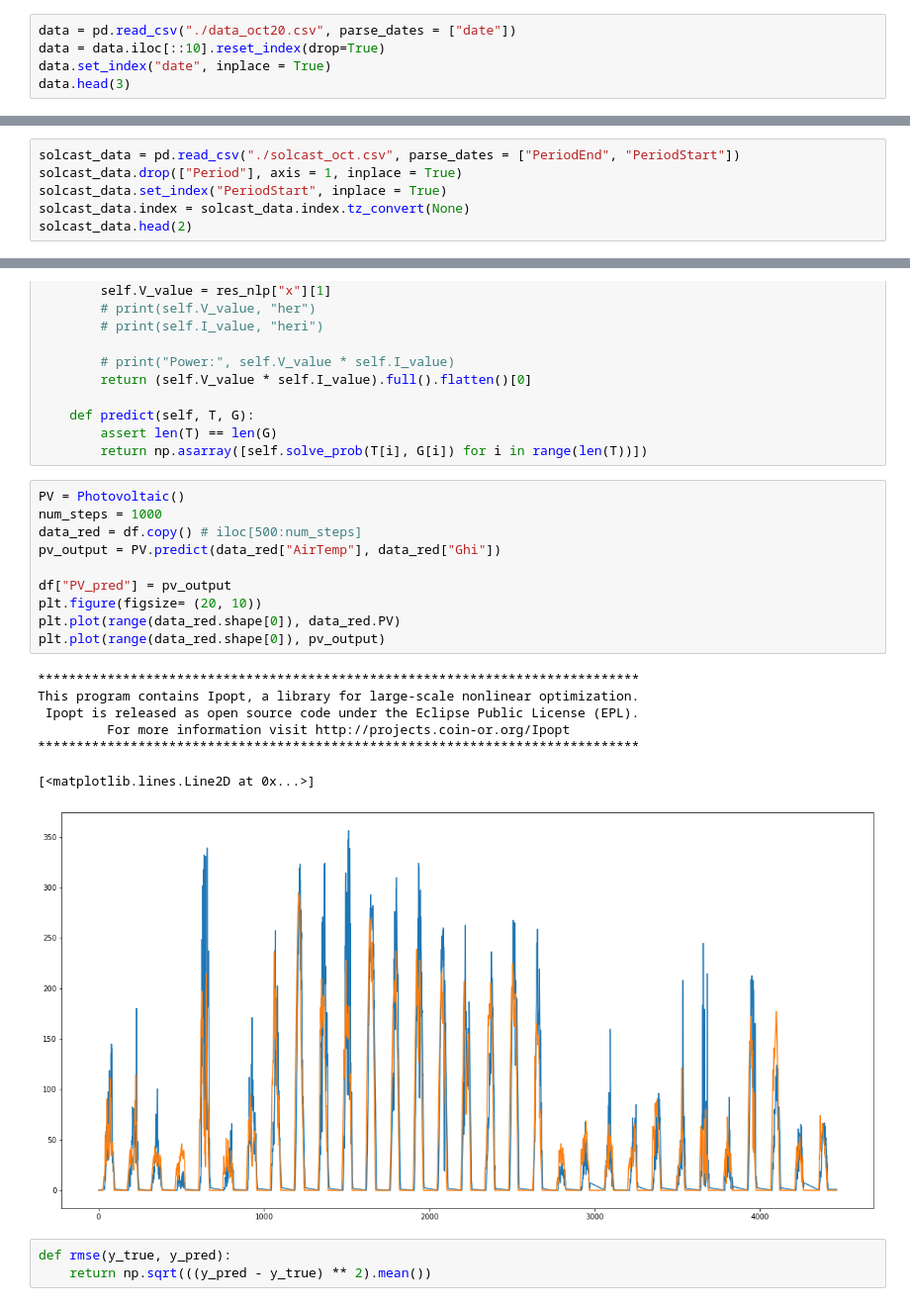
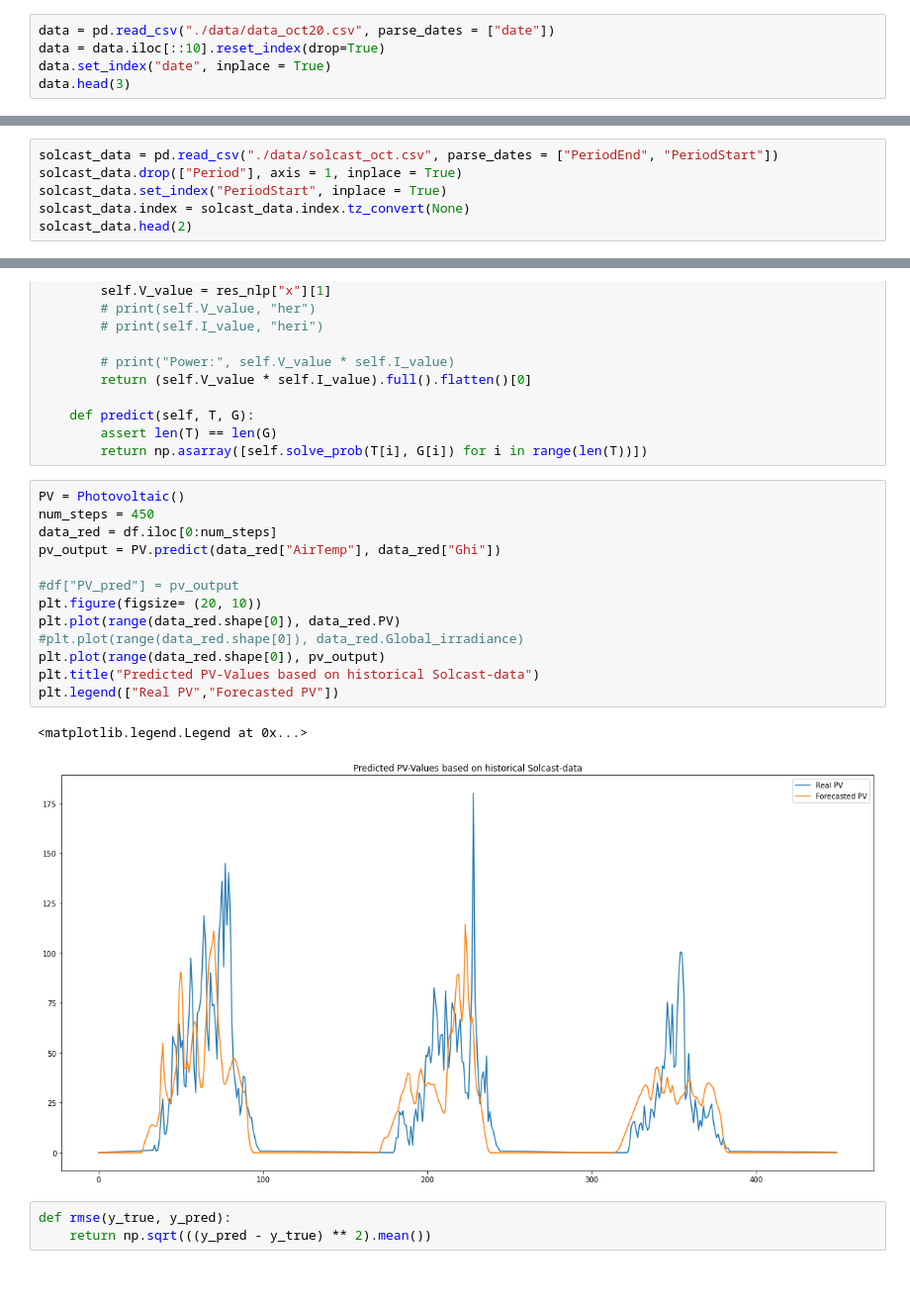
Before and after one commit to theodorhusefest/microgrid-mpc, a Jupyter notebook: data_analysis/pv_forecast.ipynb, the cells around one changed output, grey strips where cells are left out. Shown: that part at 99% size. Drawn from its saved outputs; the diff is of its cells as text; blank space fills up the shorter version.

```diff
--- a/data_analysis/pv_forecast.ipynb
+++ b/data_analysis/pv_forecast.ipynb
@@ -6,7 +6,7 @@ import pandas as pd
 import matplotlib.pyplot as plt
 from casadi import *
 # %%
-data = pd.read_csv("./data_oct20.csv", parse_dates = ["date"])
+data = pd.read_csv("./data/data_oct20.csv", parse_dates = ["date"])
 data = data.iloc[::10].reset_index(drop=True)
 data.set_index("date", inplace = True)
 data.head(3)
@@ -17,7 +17,7 @@ data.head(3)
 | 2020-10-01 01:10:00 | -1.528216 | 6.749649 | 99.311711 | 1.809572 | 115.00 | 5.625 | 0.037092 | 3.0 | ... |
 | 2020-10-01 01:20:00 | -1.325077 | 7.088984 | 106.926927 | -0.357718 | 98.75 | 7.500 | 0.074184 | 4.0 | ... |
 # %%
-solcast_data = pd.read_csv("./solcast_oct.csv", parse_dates = ["PeriodEnd", "PeriodStart"])
+solcast_data = pd.read_csv("./data/solcast_oct.csv", parse_dates = ["PeriodEnd", "PeriodStart"])
 solcast_data.drop(["Period"], axis = 1, inplace = True)
 solcast_data.set_index("PeriodStart", inplace = True)
 solcast_data.index = solcast_data.index.tz_convert(None)
@@ -173,22 +173,20 @@ class Photovoltaic:
         return np.asarray([self.solve_prob(T[i], G[i]) for i in range(len(T))])
 # %%
 PV = Photovoltaic()
-num_steps = 1000
-data_red = df.copy() # iloc[500:num_steps]
+num_steps = 450
+data_red = df.iloc[0:num_steps]
 pv_output = PV.predict(data_red["AirTemp"], data_red["Ghi"])
 
-df["PV_pred"] = pv_output
+#df["PV_pred"] = pv_output
 plt.figure(figsize= (20, 10))
 plt.plot(range(data_red.shape[0]), data_red.PV)
+#plt.plot(range(data_red.shape[0]), data_red.Global_irradiance)
 plt.plot(range(data_red.shape[0]), pv_output)
+plt.title("Predicted PV-Values based on historical Solcast-data")
+plt.legend(["Real PV","Forecasted PV"])
 # %% [output]
-******************************************************************************
-This program contains Ipopt, a library for large-scale nonlinear optimization.
- Ipopt is released as open source code under the Eclipse Public License (EPL).
-         For more information visit http://projects.coin-or.org/Ipopt
-******************************************************************************
+<matplotlib.legend.Legend at 0x...>
-[<matplotlib.lines.Line2D at 0x...>]
-[figure, old version]
+[figure, new version]
 # %%
 def rmse(y_true, y_pred):
     return np.sqrt(((y_pred - y_true) ** 2).mean())
```
Also changed, not shown: parts of 1 cell of this notebook, 6 other files.
